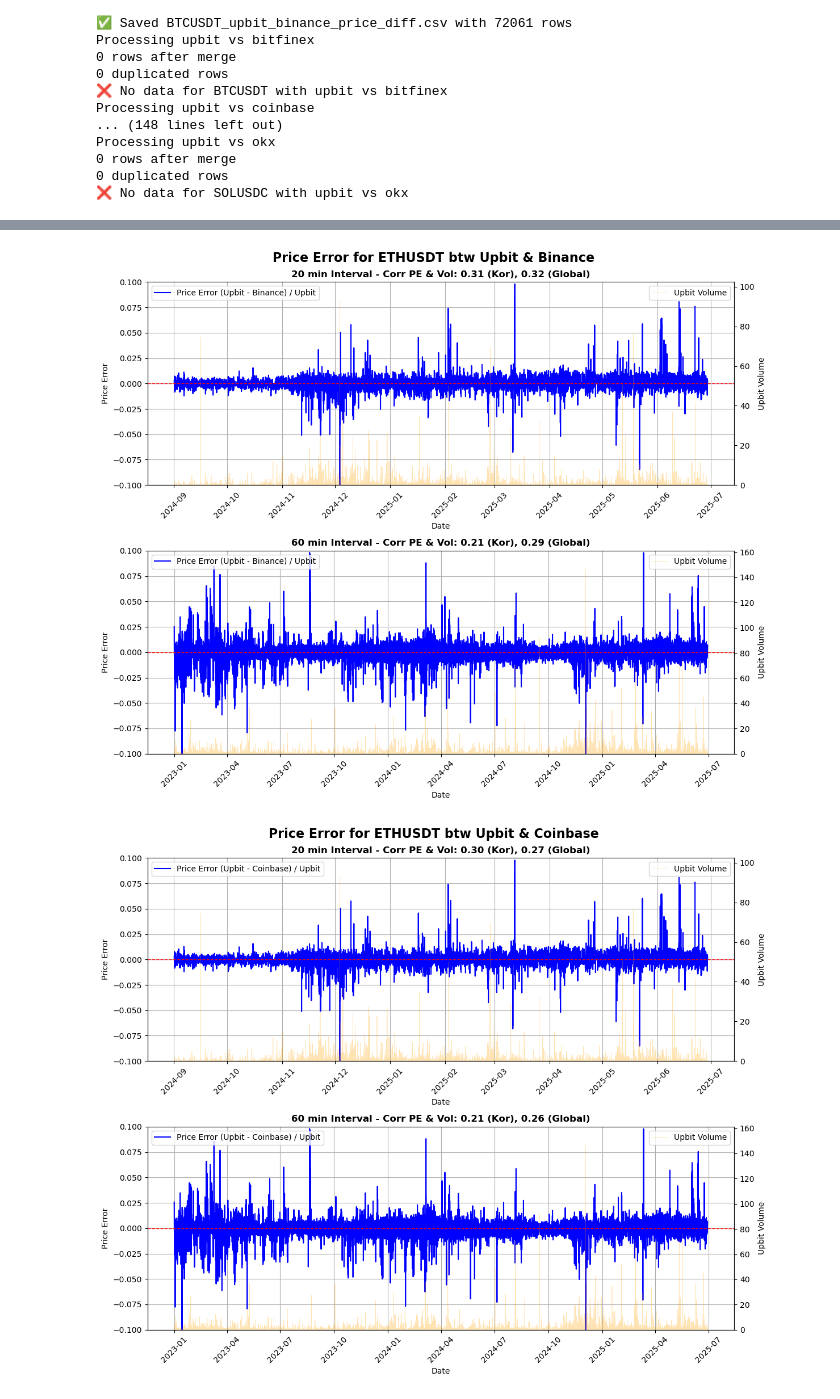
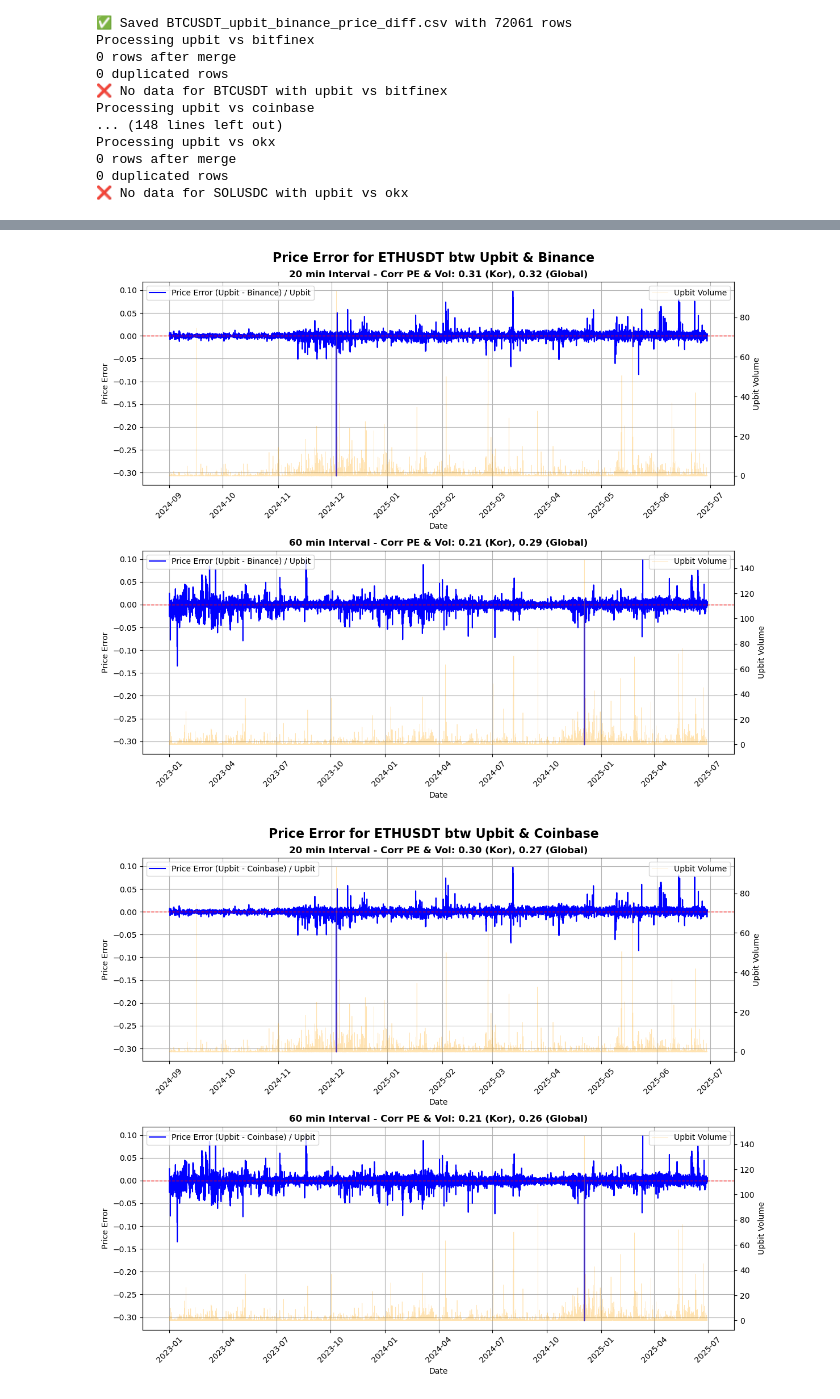
Before and after one commit to lazybuttrying/tradingview-ohlcv, a Jupyter notebook: src/price-error.ipynb, the cells around one changed output, grey strips where cells are left out. Cells and saved outputs as stored; diff of their text form; code cells hidden in the pictures.

Commit message:
fix price error chart

```diff
--- a/src/price-error.ipynb
+++ b/src/price-error.ipynb
@@ -103,8 +103,8 @@ Processing upbit vs okx
 # %%
 
 import matplotlib.pyplot as plt
-import os
-
+import matplotlib.pyplot as plt
+import pandas as pd
 import os
 root_folder = os.path.join(os.getcwd(), '../kimchi-premium')
 save_root_folder = os.path.join(os.getcwd(), '../dashboard/figure')
@@ -124,10 +124,7 @@ for f in os.listdir(root_folder):
     df_merged = pd.read_csv(os.path.join(root_folder, f))
     df_merged = df_merged[df_merged.Interval <= 2000]  # 필터링: Interval이 2000 이하인 데이터만 사용
     df_merged['time'] = pd.to_datetime(df_merged['time'], utc=True)
-    kor_exc, global_exc = f.split('_')[1:3]
 
-
-    # 시각화
     groups = df_merged.groupby('Interval')
 
     fig, axs = plt.subplots(nrows=groups.ngroups, ncols=1, figsize=(12, 5* groups.ngroups))
@@ -167,8 +164,8 @@ for f in os.listdir(root_folder):
 
         ax2.set_ylabel(f'{kor_exc.capitalize()} Volume')
         ax2.legend(loc='upper right')
-        axs[i].set_ylim(-0.1, 0.1)
-        ax2.set_ylim(0, df_temp[f'Volume_{kor_exc}'].max() * 1.1)
+        # axs[i].set_ylim(-0.1, 0.1)
+        # ax2.set_ylim(0, df_temp[f'Volume_{kor_exc}'].max() * 1.1)
         axs[i].grid(True)
 
     fig.tight_layout()
@@ -196,2 +193,2 @@ Processing Interval: 60
-[figure, old version]
+[figure, new version]
-[figure, old version]
+[figure, new version]
```
Also changed, not shown: parts of 2 cells of this notebook, 12 other files.
